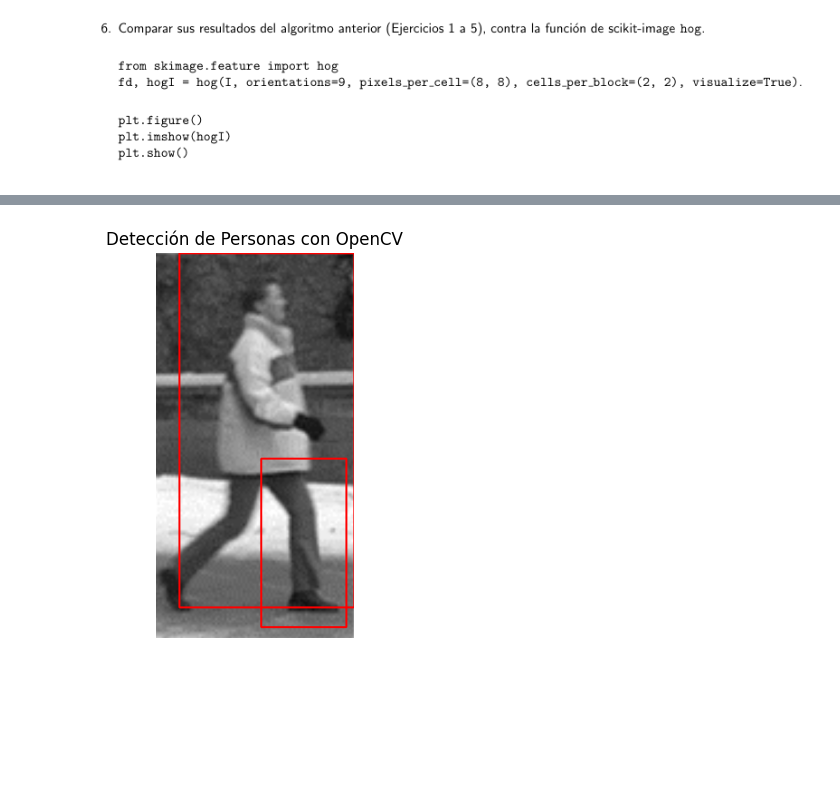
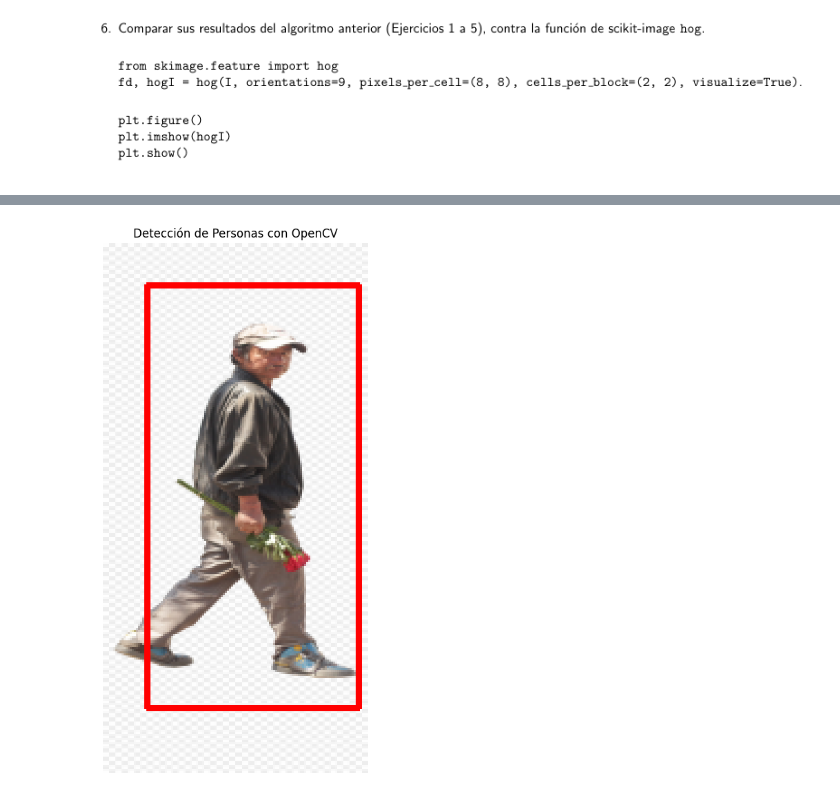
Before and after one commit to XaviAlvarado18/HOG_VC, a Jupyter notebook: main.ipynb, the cells around one changed output, grey strips where cells are left out. Drawn from its saved outputs; the diff is of its cells as text; code cells hidden in the pictures; blank space fills up the shorter version.

Commit message:
feat: Final comparisons & assets

```diff
--- a/main.ipynb
+++ b/main.ipynb
@@ -525,24 +525,35 @@ plt.show()
 # %% [markdown]
 ![Ejercicio7](embedded-picture-1)
 # %%
+def reescalar_imagen(imagen, ancho=64, alto=128):
+    return cv2.resize(imagen, (ancho, alto), interpolation=cv2.INTER_AREA)
+
 # Cargar imagen de prueba
-I = cv2.imread("./assets/person.png")
+I = cv2.imread("./assets/walking3.png")
 I_gray = cv2.cvtColor(I, cv2.COLOR_BGR2GRAY)
+
+# Reescalar imagen antes de la detección
+I_gray = reescalar_imagen(I_gray, ancho=128, alto=256)
 
 hog2 = cv2.HOGDescriptor()
 hog2.setSVMDetector(cv2.HOGDescriptor_getDefaultPeopleDetector())
 
-locations, _ = hog2.detectMultiScale(I_gray, winStride=(5, 5), padding=(5, 5), scale=1.05)
+# Detectar personas
+locations, _ = hog2.detectMultiScale(I_gray, winStride=(8, 8), padding=(8, 8), scale=1.05)
 
+# Dibujar rectángulos sobre las detecciones
+I_resized = reescalar_imagen(I, ancho=128, alto=256)  # Ajustar imagen a la misma escala
 for (x, y, w, h) in locations:
-    cv2.rectangle(I, (x, y), (x + w, y + h), (0, 0, 255), 2)
+    cv2.rectangle(I_resized, (x, y), (x + w, y + h), (0, 0, 255), 2)
 
-I_rgb = cv2.cvtColor(I, cv2.COLOR_BGR2RGB)
+# Convertir a RGB para visualizar con Matplotlib
+I_rgb = cv2.cvtColor(I_resized, cv2.COLOR_BGR2RGB)
 
-plt.figure(figsize=(10, 5))
+# Mostrar imagen con detecciones
+plt.figure(figsize=(90, 10))
 plt.imshow(I_rgb)
 plt.axis('off')
 plt.title("Detección de Personas con OpenCV")
 plt.show()
 # %% [output]
-[figure, old version]
+[figure, new version]
```
Also changed, not shown: parts of 3 cells of this notebook, 12 other files.
